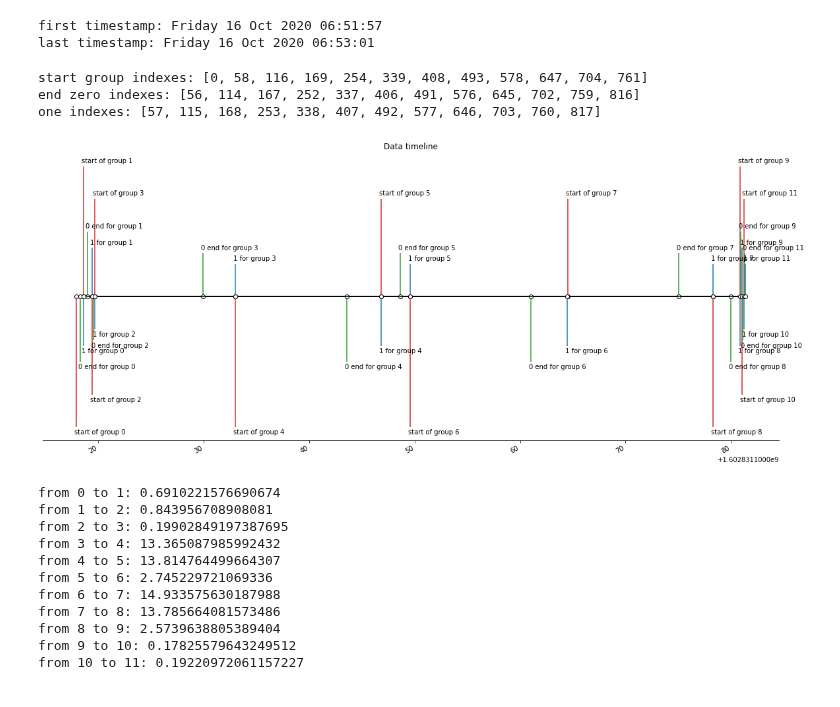
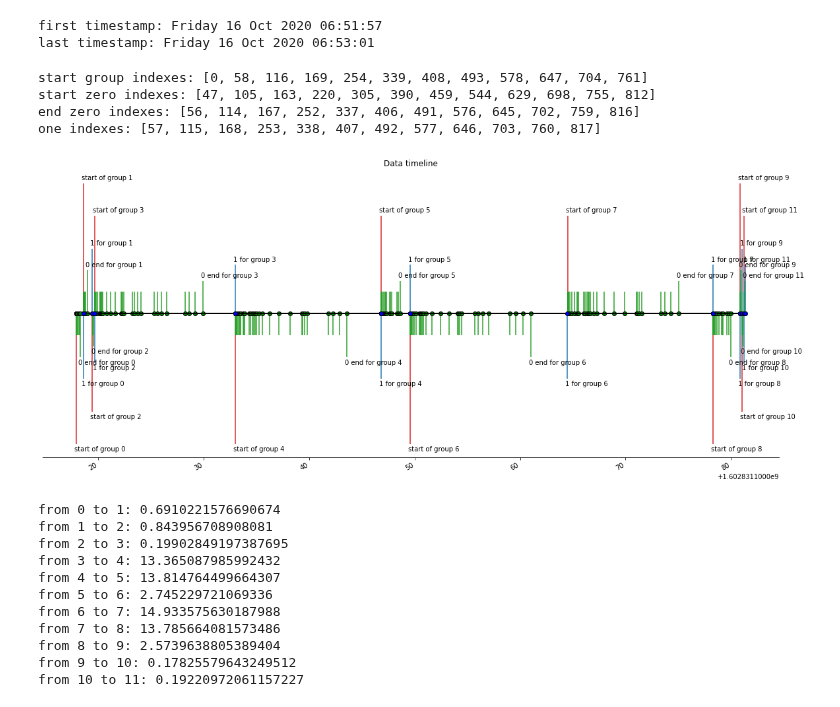
Before and after one commit to garygsw/razer-problem, a Jupyter notebook: explore-data.ipynb, the cells around one changed output. Drawn from its saved outputs; the diff is of its cells as text; code cells hidden in the pictures.

```diff
--- a/explore-data.ipynb
+++ b/explore-data.ipynb
@@ -98,24 +100,32 @@ for i, v in enumerate([x[1] for x in data]):
             start = False
     else:
         start = True
+start_zero_idxes = []
 end_zero_idxes = []
 one_idxes = []
+start = True
 end = False
 for i, v in enumerate([x[1] for x in data]):
     if v == '0':
         end = True
         idx = i
+        if start:
+            start_zero_idxes.append(i)
+            start = False
     else:
+        start = True
         if end:
             one_idxes.append(i)
             end_zero_idxes.append(idx)
             end = False
 
 print(f'start group indexes: {start_group_idxes}')
+print(f'start zero indexes: {start_zero_idxes}')
 print(f'end zero indexes: {end_zero_idxes}')
 print(f'one indexes: {one_idxes}')
 # %% [output]
 start group indexes: [0, 58, 116, 169, 254, 339, 408, 493, 578, 647, 704, 761]
+start zero indexes: [47, 105, 163, 220, 305, 390, 459, 544, 629, 698, 755, 812]
 end zero indexes: [56, 114, 167, 252, 337, 406, 491, 576, 645, 702, 759, 816]
 one indexes: [57, 115, 168, 253, 338, 407, 492, 577, 646, 703, 760, 817]
 # %%
@@ -123,57 +133,72 @@ one indexes: [57, 115, 168, 253, 338, 407, 492, 577, 646, 703, 760, 817]
 fig, ax = plt.subplots(figsize=(20, 8))
 ax.set(title="Data timeline")
 
-# Plot start of group
+# Plot start of groups
 group_levels = np.array([-4, 4, -3, 3] + [-4, 3] * 2 + [-4, 4, -3, 3])/100
 start_group_timestamps = [timestamps[i] for i in start_group_idxes]
 ax.vlines(start_group_timestamps, 0, group_levels, color="tab:red")
 ax.plot(start_group_timestamps, np.zeros_like(start_group_timestamps), "-o",
-        color="k", markerfacecolor="w")  # Baseline and markers on it.
+        color="k", markerfacecolor="r")  # Baseline and markers on it.
 # annotate lines
 for d, l, r in zip(start_group_timestamps, group_levels, [f'start of group {x}' for x in range(12)]):
     ax.annotate(r, xy=(d, l),
                 xytext=(-3, np.sign(l)*3), textcoords="offset points",
                 horizontalalignment="left",
                 verticalalignment="bottom" if l > 0 else "top")
 
-# Plot end of zero
-zero_levels = np.array([-3, 3, -2, 2] + [-3, 2] * 2 + [-3, 3, -2, 2])/150
-end_zero_timestamps = [timestamps[i] for i in end_zero_idxes]
-ax.vlines(end_zero_timestamps, 0, zero_levels, color="tab:green")
+# Plot zeros
+zero_timestamps = []
+zero_levels = []
+for i in range(12):
+    for idx in range(start_zero_idxes[i], end_zero_idxes[i]):
+        zero_timestamps.append(timestamps[idx])
+        zero_levels.append(-1 if i%2 ==0 else 1)
+zero_levels = np.array(zero_levels)/150
+end_zero_levels = np.array([-4, 4, -3, 3] + [-4, 3] * 2 + [-4, 4, -3, 3])/300
+ax.vlines(zero_timestamps, 0, zero_levels, color="tab:green")
+ax.plot(zero_timestamps, np.zeros_like(zero_timestamps), "-o",
+        color="k", markerfacecolor="g")
+ax.vlines(end_zero_timestamps, 0, end_zero_levels, color="tab:green")
 ax.plot(end_zero_timestamps, np.zeros_like(end_zero_timestamps), "-o",
-        color="k", markerfacecolor="w")
-# annotate lines
-for d, l, r in zip(end_zero_timestamps, zero_levels, [f'0 end for group {x}' for x in range(12)]):
+        color="k", markerfacecolor="g")
+
+# annotate end of zero lines
+for d, l, r in zip(end_zero_timestamps, end_zero_levels, [f'0 end for group {x}' for x in range(12)]):
     ax.annotate(r, xy=(d, l),
                 xytext=(-3, np.sign(l)*3), textcoords="offset points",
                 horizontalalignment="left",
                 verticalalignment="bottom" if l > 0 else "top")
 
-# Plot end of zero
-ones_levels = np.array([-3, 3, -2, 2] + [-3, 2] * 2 + [-3, 3, -2, 2])/200
+# Plot ones
+ones_levels = np.array([-4, 4, -3, 3] + [-4, 3] * 2 + [-4, 4, -3, 3])/200
 ones_timestamps = [timestamps[i] for i in one_idxes]
 ax.vlines(ones_timestamps , 0, ones_levels, color="tab:blue")
 ax.plot(ones_timestamps, np.zeros_like(ones_timestamps), "-o",
-        color="k", markerfacecolor="w")
+        color="k", markerfacecolor="b")
 # annotate lines
 for d, l, r in zip(ones_timestamps, ones_levels, [f'1 for group {x}' for x in range(12)]):
     ax.annotate(r, xy=(d, l),
                 xytext=(-3, np.sign(l)*3), textcoords="offset points",
                 horizontalalignment="left",
                 verticalalignment="bottom" if l > 0 else "top")
 
 # remove y axis and spines
 plt.setp(ax.get_xticklabels(), rotation=30, ha="right")
 ax.yaxis.set_visible(False)
 ax.spines[["left", "top", "right"]].set_visible(False)
 
 # Observations:
-# - In between -1 rows, there is no time gap
-# - In between 0, there is some small time gap ~0.003 to ~0.1
-# - From the last 0 to 1, the small time gap are bigger ~ 0.1 to 3+
+# - Within each group:
+#   - In between -1 rows, there is no time gap (co-occur at the same time)
+#   - In between 0, there is some small time gap ~0.003 to ~0.1
+#   - From the last 0 to 1, the time gap ranges froom ~0.1 to 3s+
 # - The next group awlways starts almost immediately after the end of the previous group 1
+#
+# Questions:
+# 6. Why different groups have different time gaps?
+# 7. Why sometimes the 0 to 1 time gaps is smaller/larger?
 # %% [output]
-[figure, old version]
+[figure, new version]
 # %%
 # Look at the time gaps between groups
 group_time_gaps = [j-i for i, j in zip(start_group_timestamps[:-1], start_group_timestamps[1:])]
```
Also changed, not shown: parts of 23 cells of this notebook.
